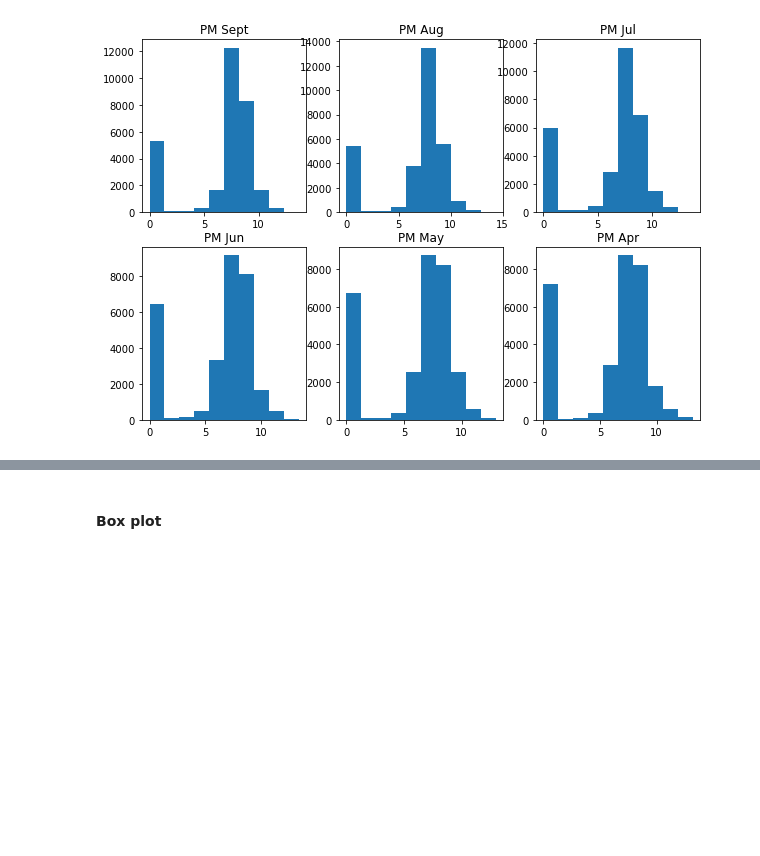
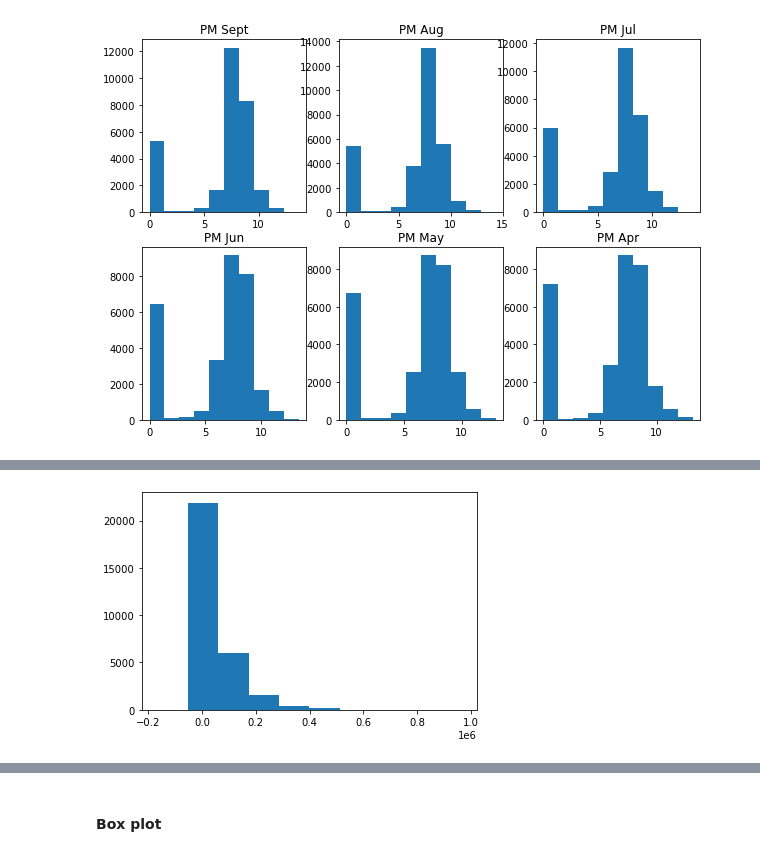
Before and after one commit to hamitguner/ML-zoomcamp, a Jupyter notebook: midterm-project/notebook.ipynb, the cells around one changed output, grey strips where cells are left out. Saved outputs shown, nothing was run; the diff lists cells and outputs as text; code cells hidden in the pictures; blank space fills up the shorter version.

```diff
--- a/midterm-project/notebook.ipynb
+++ b/midterm-project/notebook.ipynb
@@ -285,0 +404,9 @@ plt.show()
+# %%
+# Linear scale
+plt.hist('bill_amt1', data =df)
+
+plt.show()
+
+# we could not get a meaningful plot
+# %% [output]
+[figure, added]
```
Also changed, not shown: parts of 42 cells of this notebook.
